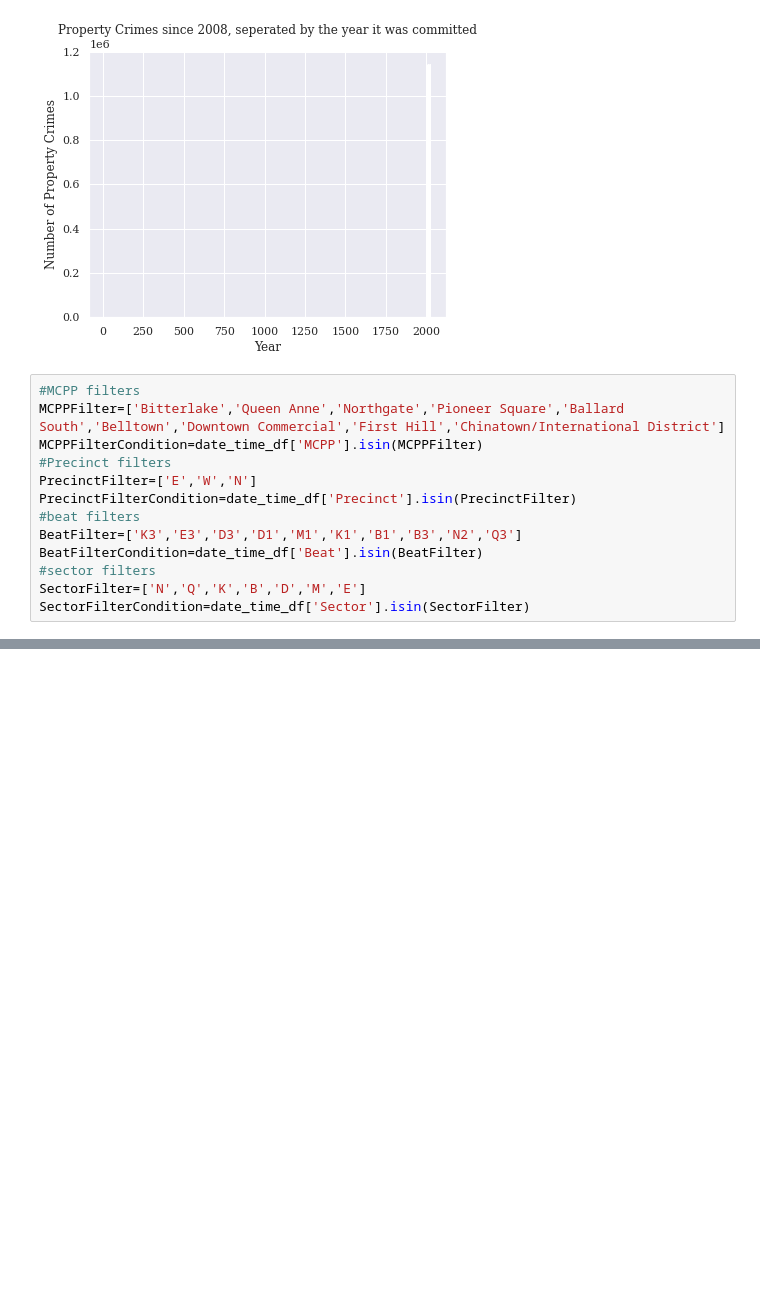
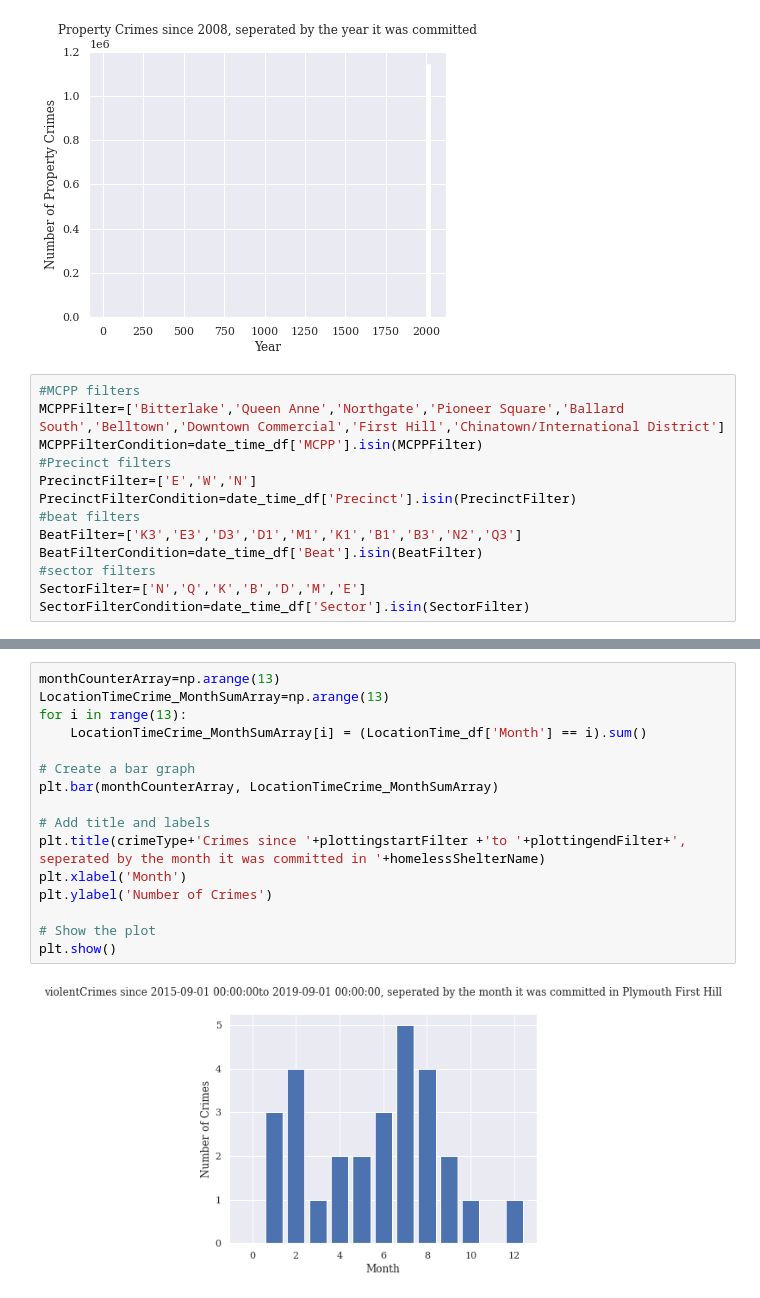
Before and after one commit to Nathangong-coder/Python-coding, a Jupyter notebook: Other Programming Work/Independent Study stuff/analysis.ipynb, the cells around one changed output, grey strips where cells are left out. Drawn from its saved outputs; the diff is of its cells as text; blank space fills up the shorter version.

```diff
--- a/Other Programming Work/Independent Study stuff/analysis.ipynb
+++ b/Other Programming Work/Independent Study stuff/analysis.ipynb
@@ -519,0 +628,18 @@ Name: month_year, dtype: period[M]
+# %%
+monthCounterArray=np.arange(13)
+LocationTimeCrime_MonthSumArray=np.arange(13)
+for i in range(13):
+    LocationTimeCrime_MonthSumArray[i] = (LocationTime_df['Month'] == i).sum()
+
+# Create a bar graph
+plt.bar(monthCounterArray, LocationTimeCrime_MonthSumArray)
+
+# Add title and labels
+plt.title(crimeType+'Crimes since '+plottingstartFilter +'to '+plottingendFilter+', seperated by the month it was committed in '+homelessShelterName)
+plt.xlabel('Month')
+plt.ylabel('Number of Crimes')
+
+# Show the plot
+plt.show()
+# %% [output]
+[figure, added]
```
Also changed, not shown: parts of 27 cells of this notebook, 2 other files.
